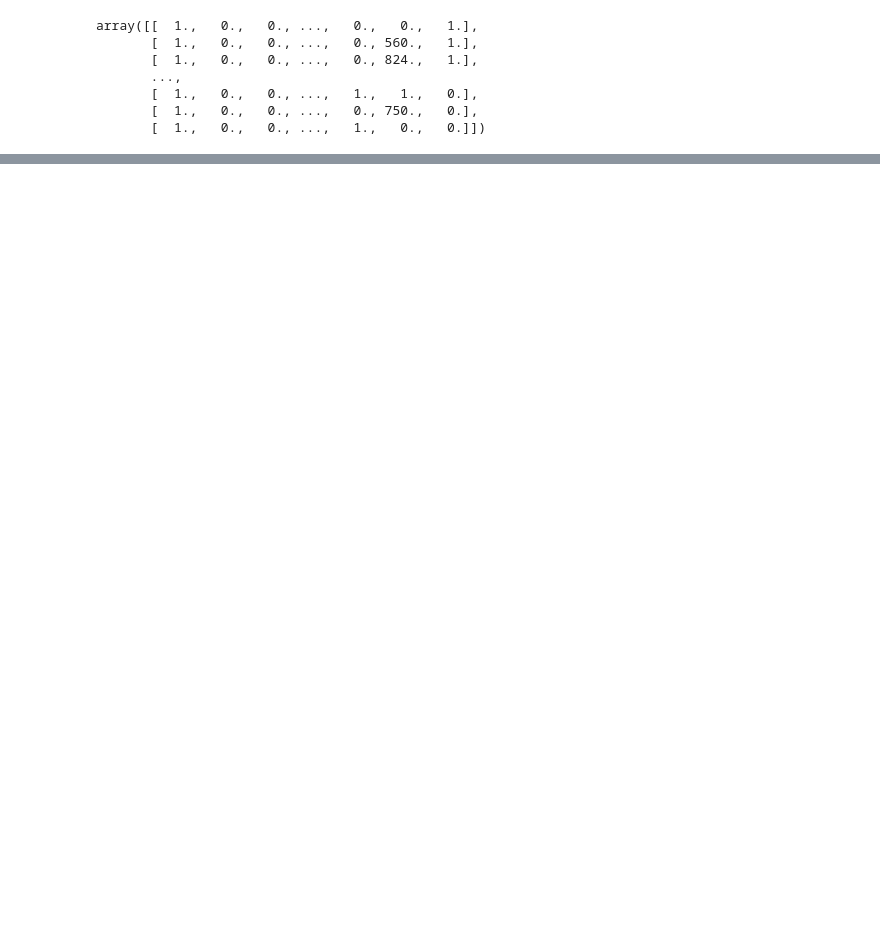
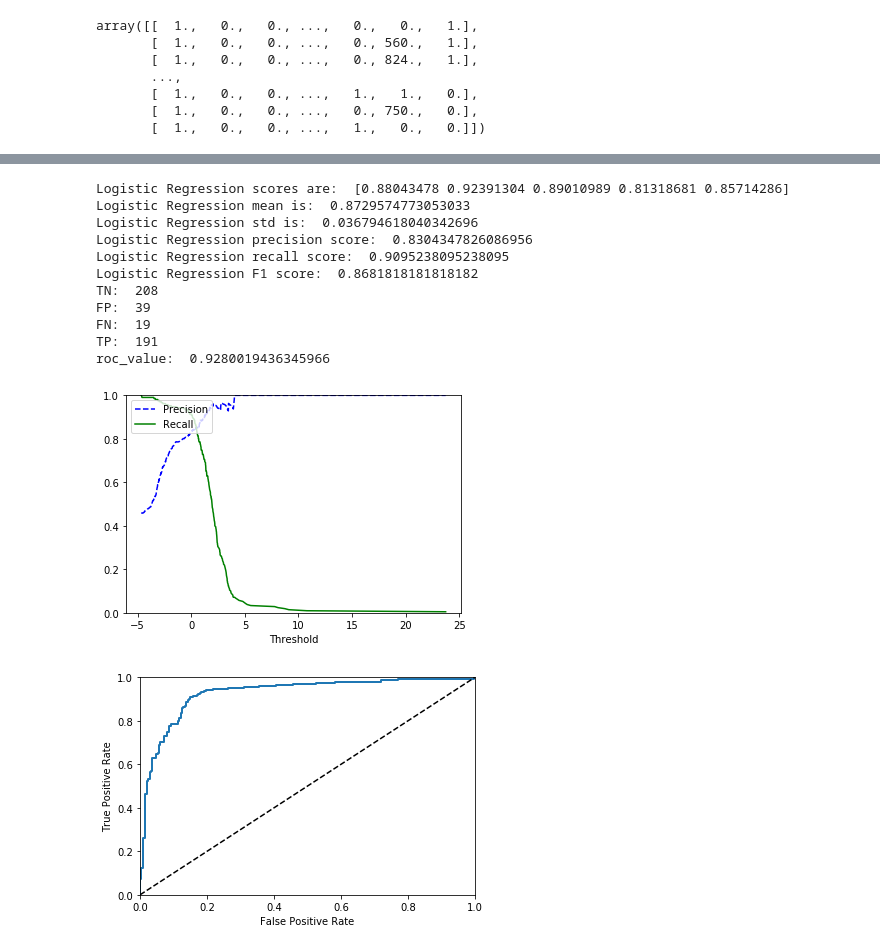
Before and after one commit to FirstPlaygroundAndThenIcecream/PBA_Semester_01, a Jupyter notebook: Data Science/credit_card_approval_prediction_model_LX.ipynb, the cells around one changed output, grey strips where cells are left out. Cells and saved outputs as stored; diff of their text form; code cells hidden in the pictures; blank space fills up the shorter version.

```diff
--- a/Data Science/credit_card_approval_prediction_model_LX.ipynb
+++ b/Data Science/credit_card_approval_prediction_model_LX.ipynb
@@ -416,0 +461,68 @@ df_1hot.head()
+# %%
+def print_confusion_matrix(tn, fp, fn, tp):
+    print("TN: ", tn)
+    print("FP: ", fp)
+    print("FN: ", fn)
+    print("TP: ", tp)
+# %%
+def plot_precision_recall_vs_threshold(precisions, recalls, thresholds):
+    plt.plot(thresholds, precisions[:-1], "b--", label="Precision")
+    plt.plot(thresholds, recalls[:-1], "g-", label="Recall")
+    plt.xlabel("Threshold")
+    plt.legend(loc="upper left")
+    plt.ylim([0, 1])
+# %%
+def plot_roc_curve(fpr, tpr, label=None):
+    plt.plot(fpr, tpr, linewidth=2, label=label)
+    plt.plot([0, 1], [0, 1], 'k--')
+    plt.axis([0, 1, 0, 1])
+    plt.xlabel('False Positive Rate')
+    plt.ylabel('True Positive Rate')
+# %%
+#####Logistic regression
+logReg = LogisticRegression(solver='liblinear')
+#logReg.fit(rescaledX_train, y_train)
+
+classifier = "Logistic Regression"
+
+#use cross-validation get scores and predictions
+y_train_pred = cross_val_predict(logReg, rescaledX_train, y_train, cv=5)
+logReg_scores = cross_val_score(logReg, rescaledX_train, y_train, cv=5)
+
+#print metrics and scores
+display_scores(logReg_scores, classifier)
+display_scores_confuionMarix(classifier, y_train, y_train_pred)
+
+
+# Print the confusion matrix of the logreg model
+confusionMatrix = confusion_matrix(y_train, y_train_pred)
+tn, fp, fn, tp = confusionMatrix.ravel()
+print_confusion_matrix(tn, fp, fn, tp)
+
+#ROC
+roc_value = cross_val_score(logReg, X_train, y_train, cv=5, scoring="roc_auc").mean()
+print("roc_value: ", roc_value.mean())
+
+##making ROC_CURVE plot
+y_scores = cross_val_predict(logReg, rescaledX_train, y_train, cv=5, method="decision_function")
+precisions, recalls, thresholds = precision_recall_curve(y_train, y_scores)
+plot_precision_recall_vs_threshold(precisions, recalls, thresholds)
+plt.show()
+
+fpr, tpr, thresholds = roc_curve(y_train, y_scores)
+plot_roc_curve(fpr, tpr)
+plt.show()
+# %% [output]
+Logistic Regression scores are:  [0.88043478 0.92391304 0.89010989 0.81318681 0.85714286]
+Logistic Regression mean is:  0.8729574773053033
+Logistic Regression std is:  0.036794618040342696
+Logistic Regression precision score:  0.8304347826086956
+Logistic Regression recall score:  0.9095238095238095
+Logistic Regression F1 score:  0.8681818181818182
+TN:  208
+FP:  39
+FN:  19
+TP:  191
+roc_value:  0.9280019436345966
+[figure, added]
+[figure, added]
```
Also changed, not shown: parts of 28 cells of this notebook, 3 other files.
